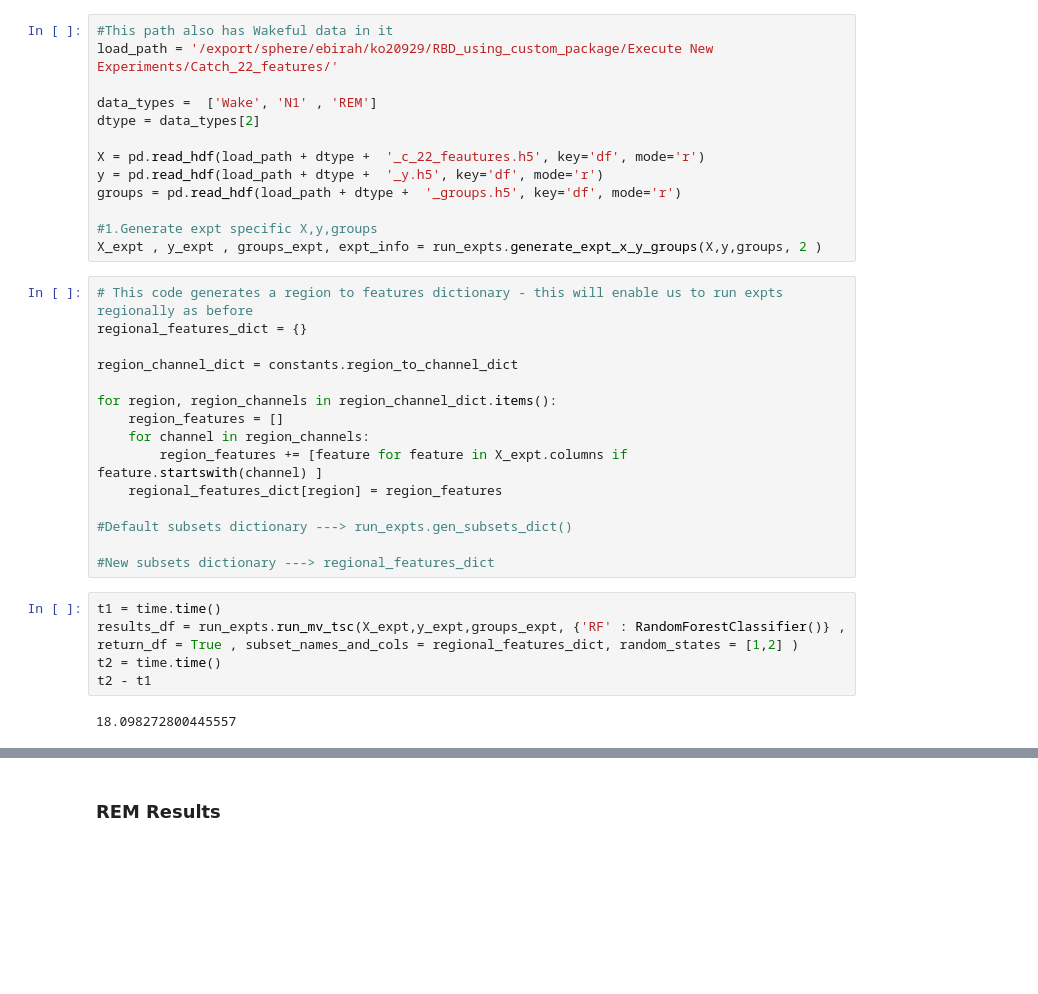
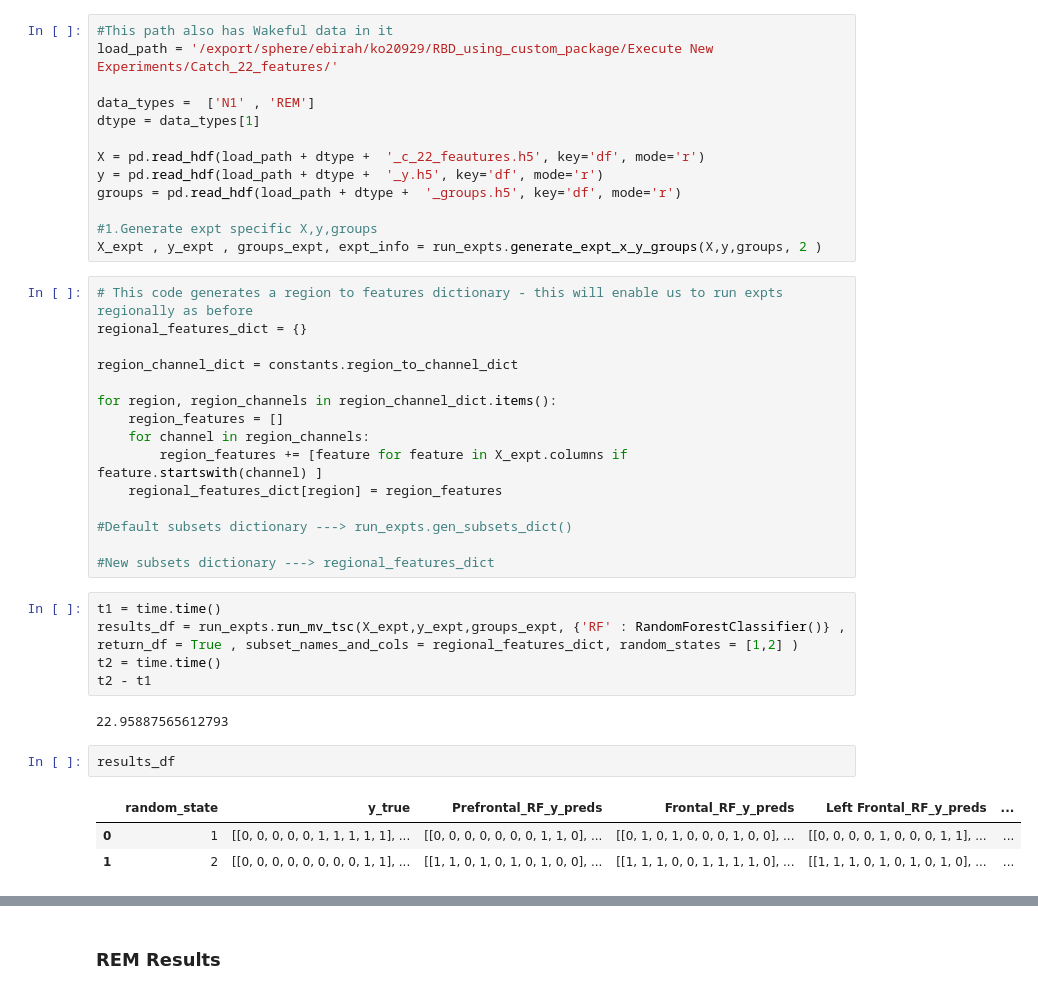
Before and after one commit to Laprama/RBD_using_custom_package, a Jupyter notebook: Execute New Experiments/Catch_22_features_expt.ipynb, the cells around one changed output, grey strips where cells are left out. Cells and saved outputs as stored; diff of their text form; blank space fills up the shorter version.

```diff
--- a/Execute New Experiments/Catch_22_features_expt.ipynb
+++ b/Execute New Experiments/Catch_22_features_expt.ipynb
@@ -31,8 +31,8 @@ pd.set_option('display.max_columns', 20)
 #This path also has Wakeful data in it
 load_path = '/export/sphere/ebirah/ko20929/RBD_using_custom_package/Execute New Experiments/Catch_22_features/'
 
-data_types =  ['Wake', 'N1' , 'REM']
-dtype = data_types[2]
+data_types =  ['N1' , 'REM']
+dtype = data_types[1]
 
 X = pd.read_hdf(load_path + dtype +  '_c_22_feautures.h5', key='df', mode='r')
 y = pd.read_hdf(load_path + dtype +  '_y.h5', key='df', mode='r')
@@ -61,4 +61,10 @@ results_df = run_expts.run_mv_tsc(X_expt,y_expt,groups_expt, {'RF' : RandomFores
 t2 = time.time()
 t2 - t1
 # %% [output]
-18.098272800445557
+22.95887565612793
+# %%
+results_df
+# %% [output]
+|  | random_state | y_true | Prefrontal_RF_y_preds | Frontal_RF_y_preds | Left Frontal_RF_y_preds | ... |
+| 0 | 1 | [[0, 0, 0, 0, 0, 1, 1, 1, 1, 1], ... | [[0, 0, 0, 0, 0, 0, 0, 1, 1, 0], ... | [[0, 1, 0, 1, 0, 0, 0, 1, 0, 0], ... | [[0, 0, 0, 0, 1, 0, 0, 0, 1, 1], ... | ... |
+| 1 | 2 | [[0, 0, 0, 0, 0, 0, 0, 0, 1, 1], ... | [[1, 1, 0, 1, 0, 1, 0, 1, 0, 0], ... | [[1, 1, 1, 0, 0, 1, 1, 1, 1, 0], ... | [[1, 1, 1, 0, 1, 0, 1, 0, 1, 0], ... | ... |
```
Also changed, not shown: parts of 2 cells of this notebook, 1 other file.
